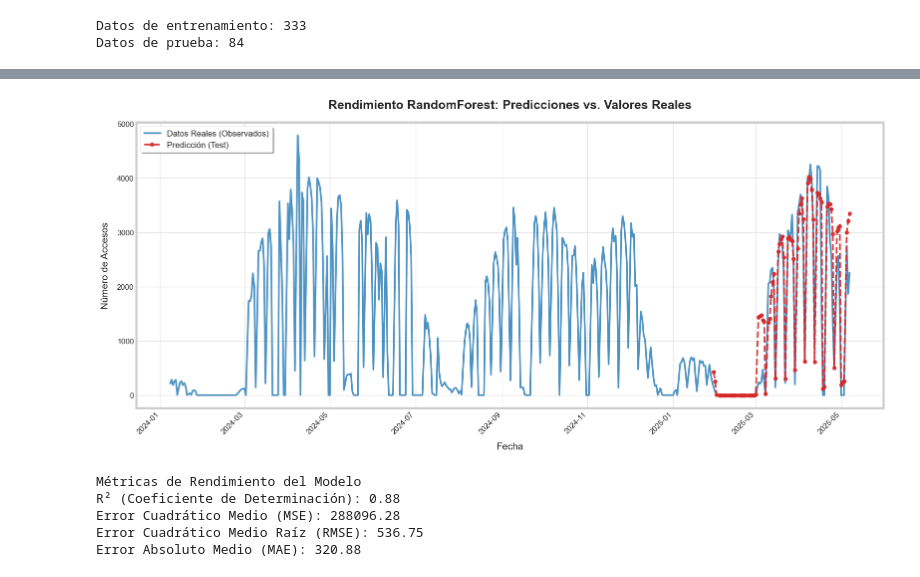
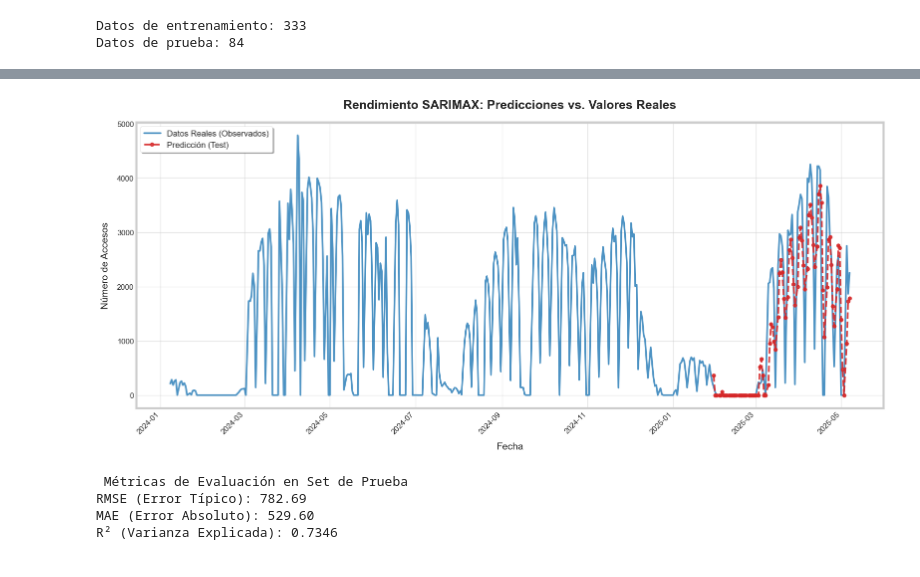
Before and after one commit to TomoCid/Proyecto_Central_ADD, a Jupyter notebook: Modelos/Sarimax.ipynb, the cells around one changed output, grey strips where cells are left out. Drawn from its saved outputs; the diff is of its cells as text; code cells hidden in the pictures.

```diff
--- a/RandomForest.ipynb
+++ b/Modelos/Sarimax.ipynb
@@ -69,8 +45,8 @@ Versión de las librerias utilizadas:
 - Version numpy: 2.2.6
 # %%
 try:
-    df = pd.read_csv("Datasets/accesos_biblioteca.csv")
-    print("Dataset cargado desde 'Datasets/accesos_biblioteca.csv'")
+    df = pd.read_csv("../Datasets/accesos_biblioteca.csv")
+    print("Dataset cargado desde '../Datasets/accesos_biblioteca.csv'")
 except FileNotFoundError:
     print("ERROR: No se encontró el archivo 'accesos_biblioteca.csv'.")
     exit(1)
@@ -281,9 +191,0 @@ for i in range(X.shape[1]):
-# %%
-# Eliminar características con importancia menor a 0.01
-umbral_importancia = 0.01
-caracteristicas_seleccionadas = X.columns[importancias >= umbral_importancia]
-X_train = X_train[caracteristicas_seleccionadas]
-X_test = X_test[caracteristicas_seleccionadas]
-
-#Reentrenar el modelo con las características seleccionadas
-model.fit(X_train, y_train)
@@ -295,4 +326,9 @@ predicted = np.maximum(predicted, 0)
 # %%
+forecast_steps = len(y_test)
+prediction = final_results_filtered.get_forecast(steps=forecast_steps, exog=X_test_filtered)
+pred_mean = prediction.predicted_mean
+pred_mean = np.maximum(pred_mean, 0)
+
 sns.set_style("whitegrid")
 plt.figure(figsize=(16, 8))
 
@@ -307,48 +343,45 @@ plt.plot(
 
 plt.plot(
     df['Fecha'].loc[X_test.index],
-    predicted,
+    pred_mean,
     label='Predicción (Test)',
     color='#d62728',
     linestyle='--',
     linewidth=2.5,
     marker='o',
     markersize=5,
     alpha=0.9
 )
 
 plt.xlabel('Fecha', fontsize=14, labelpad=10)
 plt.ylabel('Número de Accesos', fontsize=14, labelpad=10)
 plt.title(
-    'Rendimiento RandomForest: Predicciones vs. Valores Reales',
+    'Rendimiento SARIMAX: Predicciones vs. Valores Reales',
     fontsize=18,
     fontweight='bold',
     pad=20
 )
 
 plt.xticks(rotation=45, ha='right', fontsize=11)
 plt.yticks(fontsize=11)
 
 plt.legend(loc='upper left', fontsize=12, frameon=True, shadow=True)
 plt.grid(True, axis='both', linestyle='-', alpha=0.5)
 
 plt.tight_layout(rect=[0, 0.03, 1, 0.95])
 plt.show()
 
-mse = mean_squared_error(y_test, predicted)
-rmse = np.sqrt(mse)
-mae = mean_absolute_error(y_test, predicted)
-r2 = r2_score(y_test, predicted)
+rmse = np.sqrt(mean_squared_error(y_test.values, pred_mean.values))
+mae = mean_absolute_error(y_test.values, pred_mean.values)
+r2 = r2_score(y_test.values, pred_mean.values)
 
-print("\nMétricas de Rendimiento del Modelo")
-print(f"R² (Coeficiente de Determinación): {r2:.2f}")
-print(f"Error Cuadrático Medio (MSE): {mse:.2f}")
-print(f"Error Cuadrático Medio Raíz (RMSE): {rmse:.2f}")
-print(f"Error Absoluto Medio (MAE): {mae:.2f}")
+print("\n Métricas de Evaluación en Set de Prueba")
+print(f"RMSE (Error Típico): {rmse:.2f}")
+print(f"MAE (Error Absoluto): {mae:.2f}")
+print(f"R² (Varianza Explicada): {r2:.4f}")
 # %% [output]
-[figure, old version]
+[figure, new version]
-Métricas de Rendimiento del Modelo
-R² (Coeficiente de Determinación): 0.88
-Error Cuadrático Medio (MSE): 288096.28
-Error Cuadrático Medio Raíz (RMSE): 536.75
-Error Absoluto Medio (MAE): 320.88
+ Métricas de Evaluación en Set de Prueba
+RMSE (Error Típico): 782.69
+MAE (Error Absoluto): 529.60
+R² (Varianza Explicada): 0.7346
```
Also changed, not shown: parts of 9 cells of this notebook, 30 other files.
